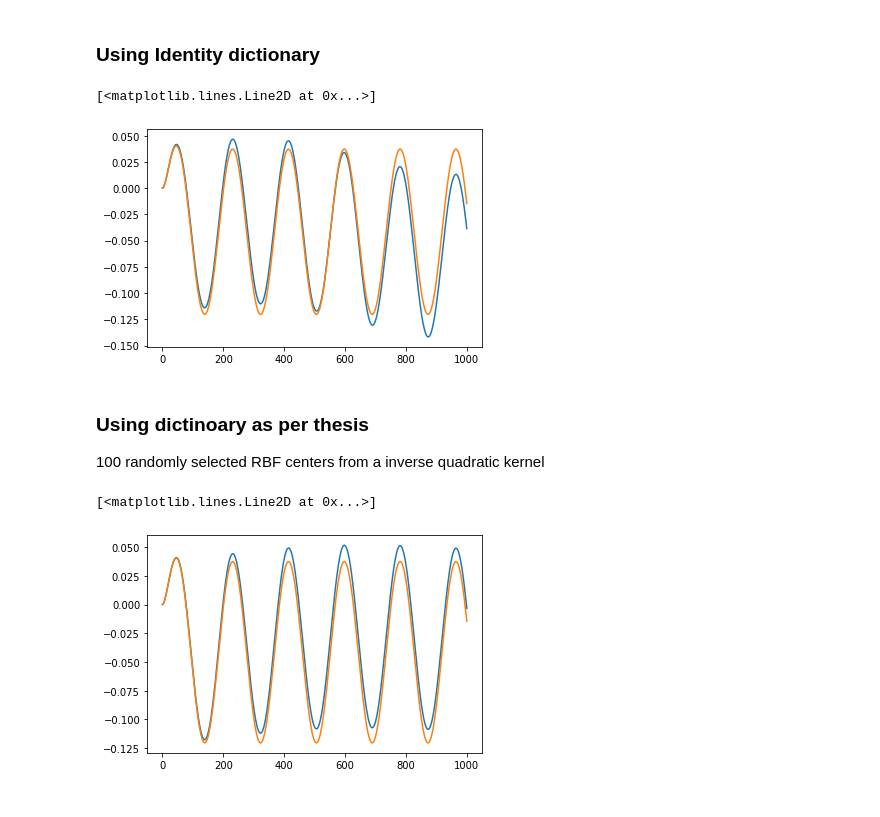
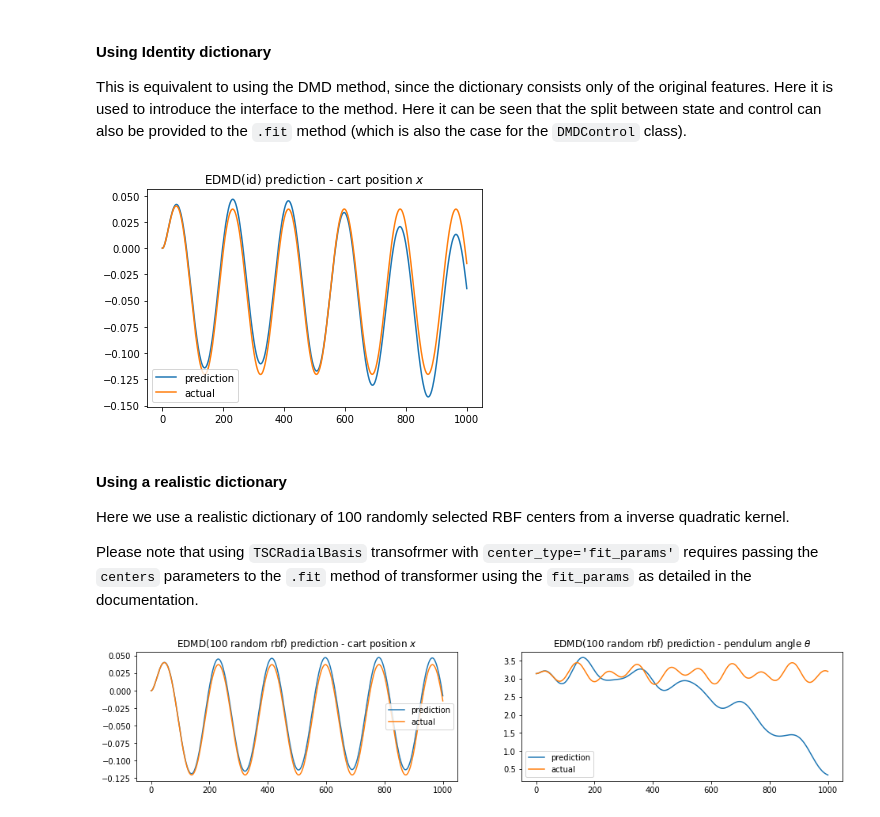
Before and after one commit to datafold-dev/datafold, a Jupyter notebook: tutorials/09_basic_koopman_mpc.ipynb, the cells around one changed output. Cells and saved outputs as stored; diff of their text form; code cells hidden in the pictures.

```diff
--- a/tutorials/09_basic_koopman_mpc.ipynb
+++ b/tutorials/09_basic_koopman_mpc.ipynb
@@ -27,3 +29,4 @@ from datafold.utils.kmpc import InvertedPendulum
 sim_time_step = 0.01  # s
 sim_num_steps = 1000  # -
 training_size = 20  # -
+ic = InitialCondition.from_array(np.array([0, 0, np.pi, 0]), columns=state_cols)
@@ -83,4 +94,0 @@ plt.plot(U[0].ravel())
-# %%
-X_tsc = TSCDataFrame.from_frame_list(Xlist)[["x", "xdot", "theta", "thetadot"]]
-X_tsc["u"] = TSCDataFrame.from_frame_list(Ulist)[["u"]]
-X_tsc
@@ -113,12 +102,13 @@ DMDControl(control_columns=['u'],
 # %%
-dmdc = DMDControl(
-    state_columns=["x", "xdot", "theta", "thetadot"], control_columns=["u"]
-)
-dmdc.fit(X_tsc, store_system_matrix=True)
+dmdc = DMDControl(state_columns=state_cols, control_columns=control_cols)
+dmdc.fit(X_tsc)
+
 plt.subplot(121)
 plt.imshow(dmdc.sys_matrix_)
 plt.colorbar()
+plt.title("DMD state matrix")
 plt.subplot(122)
 plt.imshow(dmdc.control_matrix_)
 plt.colorbar()
+plt.title("DMD control matrix");
 # %% [output]
@@ -141,28 +137,24 @@ plt.plot(dfx["x"].values)
-# %%
-state_cols = ["x", "xdot", "theta", "thetadot"]
-control_cols = ["u"]
-ic = InitialCondition.from_array(
-    np.array([0, 0, np.pi, 0]), columns=["x", "xdot", "theta", "thetadot"]
-)
 # %% [markdown]
-### Using Identity dictionary
+#### Using Identity dictionary
+This is equivalent to using the DMD method, since the dictionary consists only of the original features. Here it is used to introduce the interface to the method. Here it can be seen that the split between state and control can also be provided to the `.fit` method (which is also the case for the `DMDControl` class).
 # %%
 edmdid = EDMDControl(dict_steps=[("id", TSCIdentity()),], include_id_state=False).fit(
     X_tsc,
     split_by="name",
     state=state_cols,
     control=control_cols,
 )
-idprediction = edmdid.predict(
-    ic, control_input=np.atleast_2d(control_input).T, time_values=t
-)
-plt.plot(idprediction["x"].values)
-plt.plot(dfx["x"].values)
+idprediction = edmdid.predict(ic, control_input=control_input, time_values=t)
+plt.plot(idprediction["x"].values, label="prediction")
+plt.plot(dfx["x"].values, label="actual")
+plt.legend()
+plt.title(r"EDMD(id) prediction - cart position $x$");
 # %% [output]
-[<matplotlib.lines.Line2D at 0x...>]
-[figure, old version]
+[figure, new version]
 # %% [markdown]
-### Using dictinoary as per thesis
-100 randomly selected RBF centers from a inverse quadratic kernel
+#### Using a realistic dictionary
+Here we use a realistic dictionary of 100 randomly selected RBF centers from a inverse quadratic kernel.
+
+Please note that using `TSCRadialBasis` transofrmer with `center_type='fit_params'` requires passing the `centers` parameters to the `.fit` method of transformer using the `fit_params` as detailed in the documentation.
 # %%
 num_rbfs = 100
@@ -216,8 +180,16 @@ edmdrbf = EDMDControl(dict_steps=[("rbf", rbf),], include_id_state=True).fit(
 rbfprediction = edmdrbf.predict(
     ic, control_input=np.atleast_2d(control_input).T, time_values=t
 )
-plt.plot(rbfprediction["x"].values)
-plt.plot(dfx["x"].values)
+plt.figure(figsize=(16, 3))
+plt.subplot(121)
+plt.plot(rbfprediction["x"].values, label="prediction")
+plt.plot(dfx["x"].values, label="actual")
+plt.legend()
+plt.title(r"EDMD(100 random rbf) prediction - cart position $x$")
+plt.subplot(122)
+plt.plot(rbfprediction["theta"].values, label="prediction")
+plt.plot(dfx["theta"].values, label="actual")
+plt.legend()
+plt.title(r"EDMD(100 random rbf) prediction - pendulum angle $\theta$");
 # %% [output]
-[<matplotlib.lines.Line2D at 0x...>]
-[figure, old version]
+[figure, new version]
```
Also changed, not shown: parts of 32 cells of this notebook, 3 other files.
